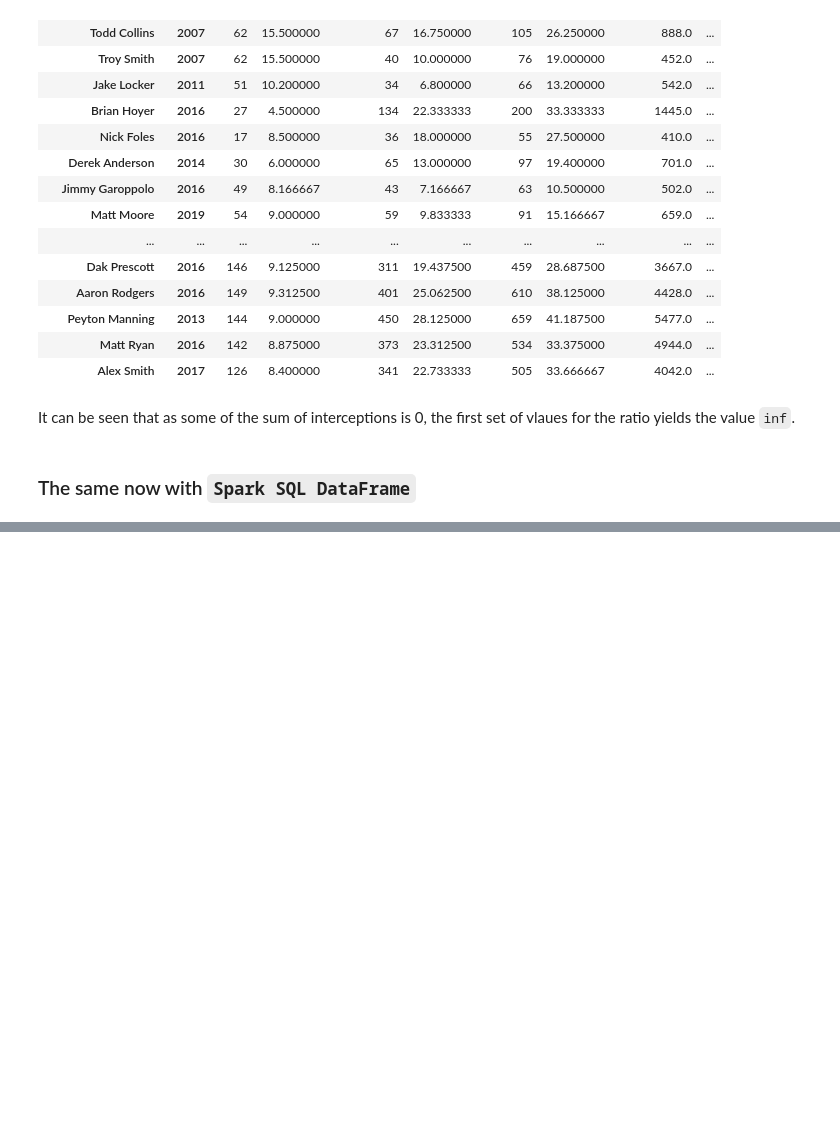
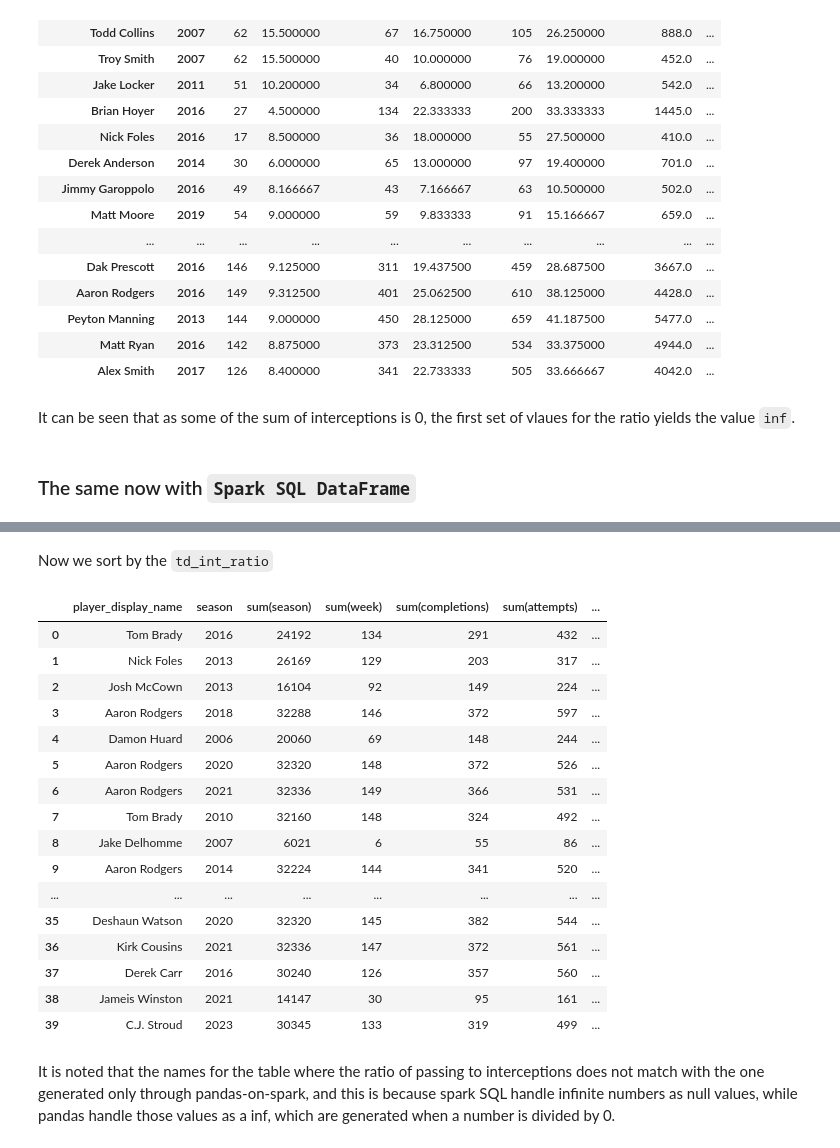
Before and after one commit to YefridC09/ST-554_Big_data_analysis, a Jupyter notebook: Project_2/Project2_Yefrid_Cordoba.ipynb, the cells around one changed output, grey strips where cells are left out. Saved outputs shown, nothing was run; the diff lists cells and outputs as text; code cells hidden in the pictures; blank space fills up the shorter version.

```diff
--- a/Project_2/Project2_Yefrid_Cordoba.ipynb
+++ b/Project_2/Project2_Yefrid_Cordoba.ipynb
@@ -411,0 +543,24 @@ It can be seen that as some of the sum of interceptions is 0, the first set of v
+# %% [markdown]
+Now we sort by the `td_int_ratio`
+# %%
+QB_reg2.sort(QB_reg2['td_int_ratio'], ascending = False).toPandas().head(40)
+# %% [output]
+|  | player_display_name | season | sum(season) | sum(week) | sum(completions) | sum(attempts) | ... |
+| 0 | Tom Brady | 2016 | 24192 | 134 | 291 | 432 | ... |
+| 1 | Nick Foles | 2013 | 26169 | 129 | 203 | 317 | ... |
+| 2 | Josh McCown | 2013 | 16104 | 92 | 149 | 224 | ... |
+| 3 | Aaron Rodgers | 2018 | 32288 | 146 | 372 | 597 | ... |
+| 4 | Damon Huard | 2006 | 20060 | 69 | 148 | 244 | ... |
+| 5 | Aaron Rodgers | 2020 | 32320 | 148 | 372 | 526 | ... |
+| 6 | Aaron Rodgers | 2021 | 32336 | 149 | 366 | 531 | ... |
+| 7 | Tom Brady | 2010 | 32160 | 148 | 324 | 492 | ... |
+| 8 | Jake Delhomme | 2007 | 6021 | 6 | 55 | 86 | ... |
+| 9 | Aaron Rodgers | 2014 | 32224 | 144 | 341 | 520 | ... |
+| ... | ... | ... | ... | ... | ... | ... | ... |
+| 35 | Deshaun Watson | 2020 | 32320 | 145 | 382 | 544 | ... |
+| 36 | Kirk Cousins | 2021 | 32336 | 147 | 372 | 561 | ... |
+| 37 | Derek Carr | 2016 | 30240 | 126 | 357 | 560 | ... |
+| 38 | Jameis Winston | 2021 | 14147 | 30 | 95 | 161 | ... |
+| 39 | C.J. Stroud | 2023 | 30345 | 133 | 319 | 499 | ... |
+# %% [markdown]
+It is noted that the names for the table where the ratio of passing to interceptions does not match with the one generated only through pandas-on-spark, and this is because spark SQL handle infinite numbers as null values, while pandas handle those values as a inf, which are generated when a number is divided by 0.
```
Also changed, not shown: parts of 27 cells of this notebook.
